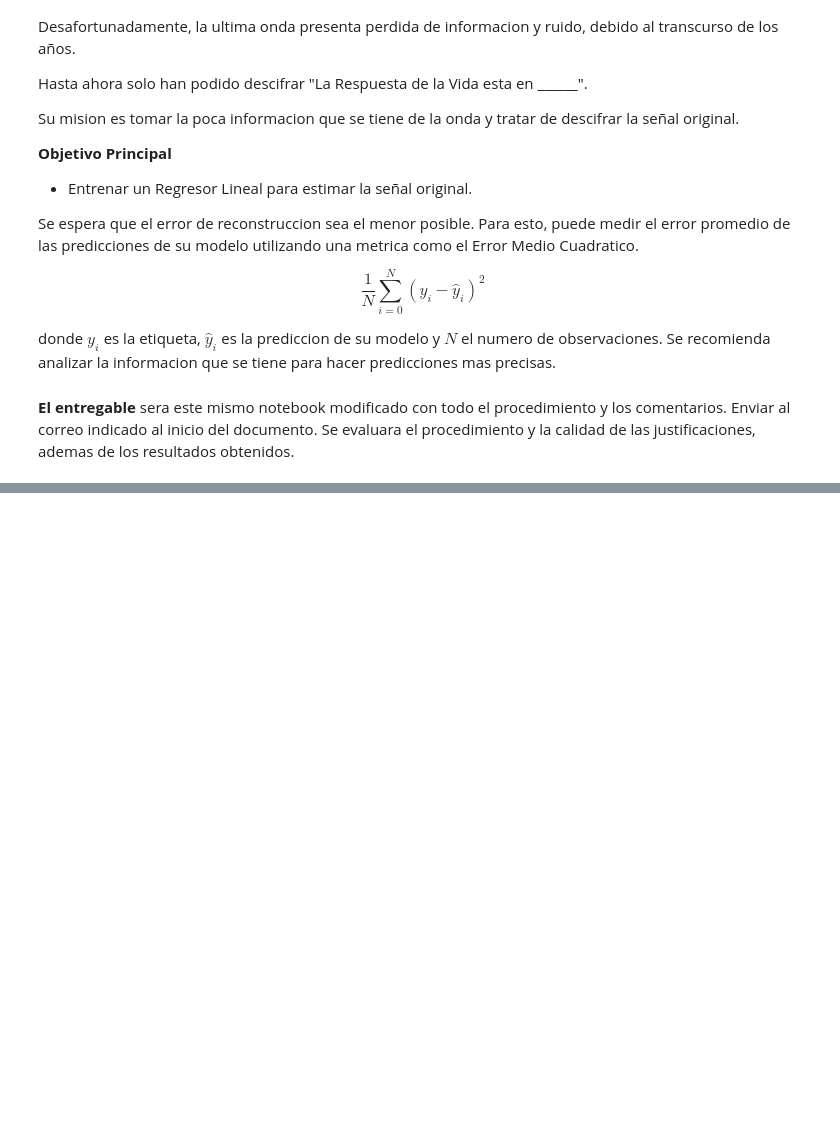
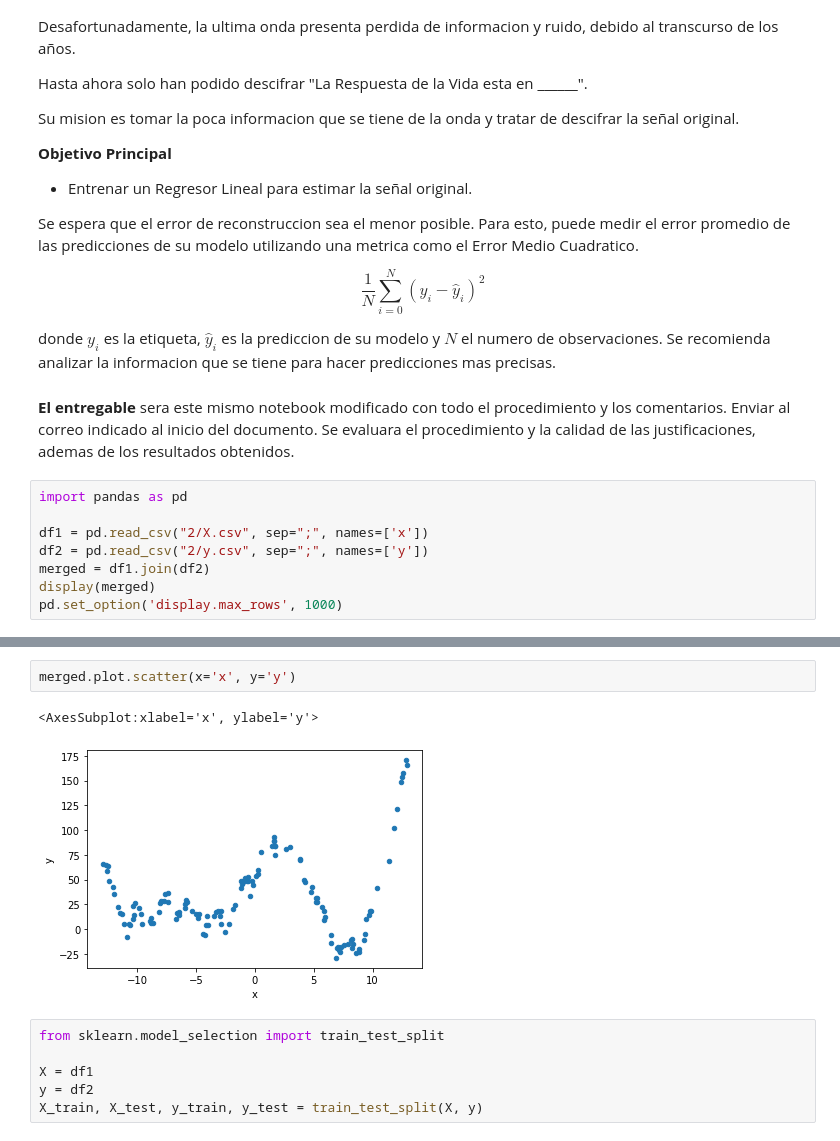
Before and after one commit to Jonefg0/AprendizajeSupervisado, a Jupyter notebook: Tarea/Tarea-U3.ipynb, the cells around one changed output, grey strips where cells are left out. Cells and saved outputs as stored; diff of their text form; blank space fills up the shorter version.

```diff
--- a/Tarea/Tarea-U3.ipynb
+++ b/Tarea/Tarea-U3.ipynb
@@ -79,3 +286,11 @@ donde $y_i$ es la etiqueta, $\hat y_i$ es la prediccion de su modelo y $N$ el nu
 # %% [markdown]
 **El entregable** sera este mismo notebook modificado con todo el procedimiento y los comentarios. Enviar al correo indicado al inicio del documento.
 Se evaluara el procedimiento y la calidad de las justificaciones, ademas de los resultados obtenidos.
+# %%
+import pandas as pd
+
+df1 = pd.read_csv("2/X.csv", sep=";", names=['x'])
+df2 = pd.read_csv("2/y.csv", sep=";", names=['y'])
+merged = df1.join(df2)
+display(merged)
+pd.set_option('display.max_rows', 1000)
@@ -81,0 +315,11 @@ Se evaluara el procedimiento y la calidad de las justificaciones, ademas de los
+# %%
+merged.plot.scatter(x='x', y='y')
+# %% [output]
+<AxesSubplot:xlabel='x', ylabel='y'>
+[figure, added]
+# %%
+from sklearn.model_selection import train_test_split
+
+X = df1
+y = df2
+X_train, X_test, y_train, y_test = train_test_split(X, y)
```
Also changed, not shown: parts of 28 cells of this notebook, 1 other file.
